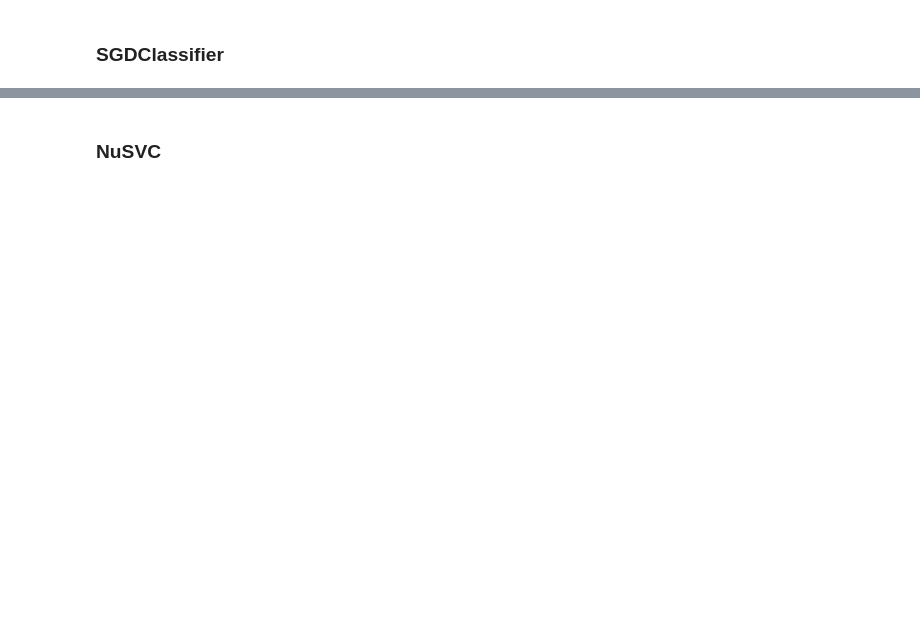
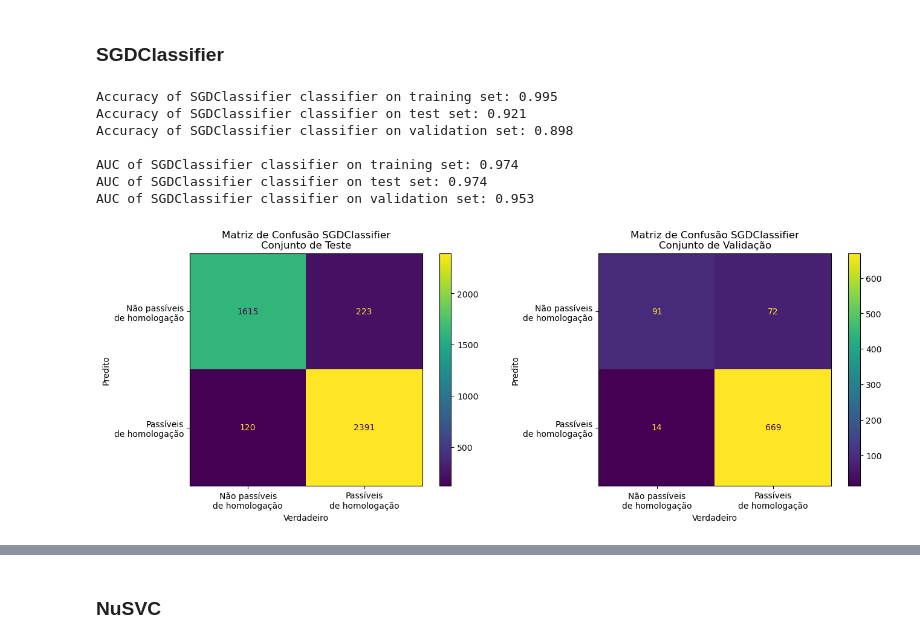
Before and after one commit to InovaFiscaliza/dados-pacp, a Jupyter notebook: notebooks/33_gs_model_selection_top_classifier_final_evaluation.ipynb, the cells around one changed output, grey strips where cells are left out. Cells and saved outputs as stored; diff of their text form; code cells hidden in the pictures; blank space fills up the shorter version.

```diff
--- a/notebooks/33_gs_model_selection_top_classifier_final_evaluation.ipynb
+++ b/notebooks/33_gs_model_selection_top_classifier_final_evaluation.ipynb
@@ -253,25 +291,27 @@ Wall time: 1min 2s
 # %% [markdown]
 ### SGDClassifier
 # %%
-# %%time
-# vectorizer = TfidfVectorizer()
-# clf = SGDClassifier()
+%%time
+vectorizer = TfidfVectorizer(
+    strip_accents = 'unicode',
+    ngram_range = (1,2)
+)
 
-# pipe = Pipeline(steps = [('vectorizer',vectorizer),('clf',clf)])
+clf = SGDClassifier(loss = 'log_loss',alpha = 1e-05)
 
-# parameter_grid = {
-#     # 'vectorizer__max_df': (0.2, 0.4, 0.6, 0.8, 1.0),
-#     # 'vectorizer__min_df': (1, 3, 5, 10),
-#     # 'vectorizer__ngram_range': ((1, 1), (1, 2)),  # unigrams or bigrams or trigrams
-#     # 'vectorizer__tokenizer': (None, word_tokenize),
-#     'vectorizer__strip_accents': ['ascii', 'unicode'],
-#     # 'vectorizer__stop_words': [None, stop_words, stop_words_wo_sem],
-#     # 'vectorizer__norm': ("l1", "l2"),
-#     'clf__alpha': (0.5, 1),
-# }
+pipe = Pipeline(steps = [('vectorizer',vectorizer),('clf',clf)])
 
-# scoring = {"AUC": "roc_auc"}
+with warnings.catch_warnings():
+    warnings.simplefilter("ignore")
+    pipe.fit(X_train,y_train)
 
-# gs = GridSearchCV(pipe,parameter_grid,scoring=scoring,refit='AUC',n_jobs=N_JOBS,verbose=1)
-# _=gs.fit(X_train, y_train)
-# models_best_params.append(extract_best_params())
+models.append(plot_model_performance())
+# %% [output]
+Accuracy of SGDClassifier classifier on training set: 0.995
+Accuracy of SGDClassifier classifier on test set: 0.921
+Accuracy of SGDClassifier classifier on validation set: 0.898
+
+AUC of SGDClassifier classifier on training set: 0.974
+AUC of SGDClassifier classifier on test set: 0.974
+AUC of SGDClassifier classifier on validation set: 0.953
+[figure, added]
```
Also changed, not shown: parts of 19 cells of this notebook.
